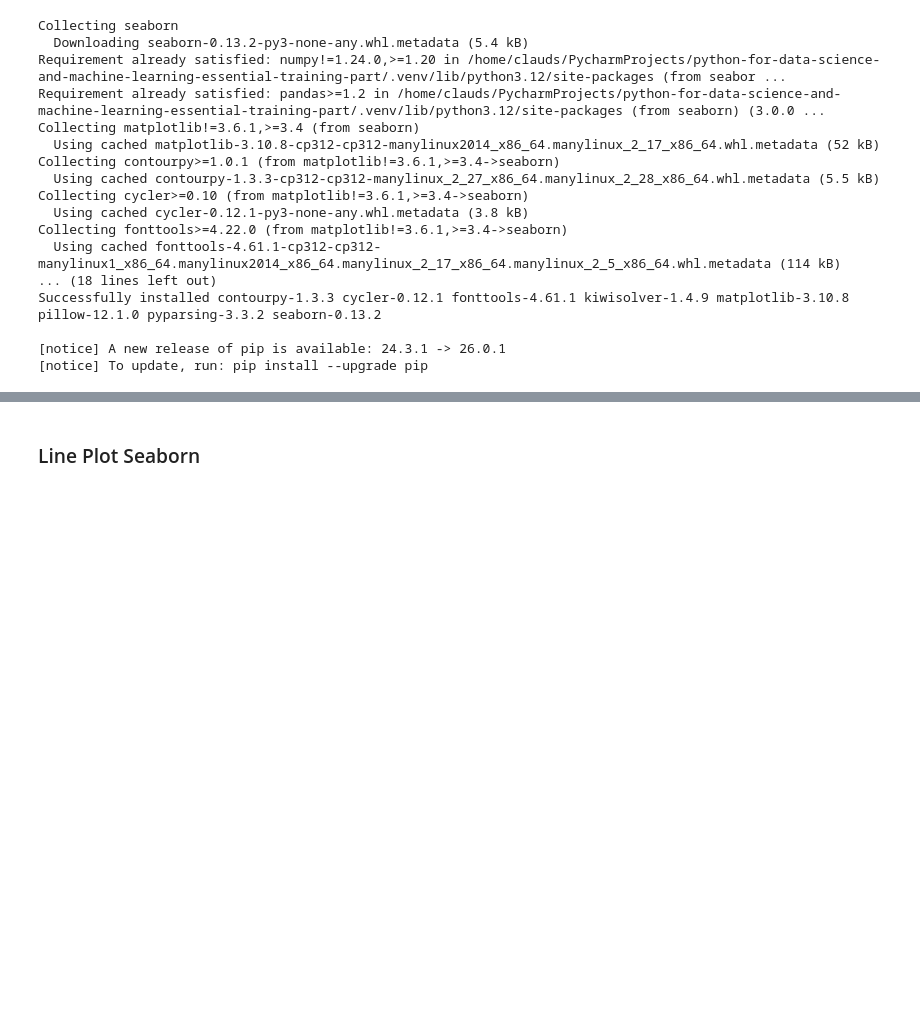
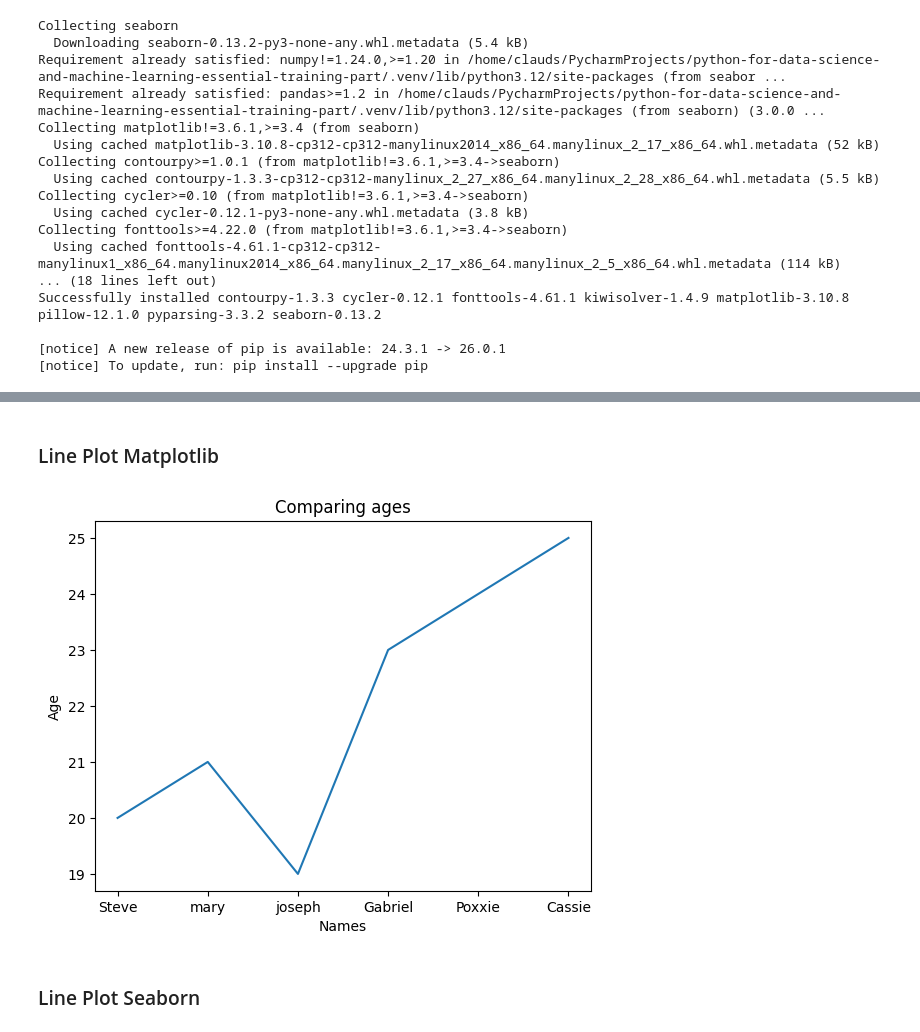
Before and after one commit to MaryWagura/python_for_deep_learning, a Jupyter notebook: notebooks/04_01b.ipynb, the cells around one changed output, grey strips where cells are left out. Cells and saved outputs as stored; diff of their text form; code cells hidden in the pictures; blank space fills up the shorter version.

```diff
--- a/notebooks/04_01b.ipynb
+++ b/notebooks/04_01b.ipynb
@@ -59,3 +60,13 @@ plt.show()
+# %% [markdown]
+### Line Plot Matplotlib
+# %%
+plt.plot(df['names'], df['age'])
+plt.xlabel('Names')
+plt.ylabel('Age')
+plt.title('Comparing ages')
+plt.show()
+# %% [output]
+[figure, added]
 # %% [markdown]
 ### Line Plot Seaborn
 # %% [markdown]
```
Also changed, not shown: parts of 9 cells of this notebook.
